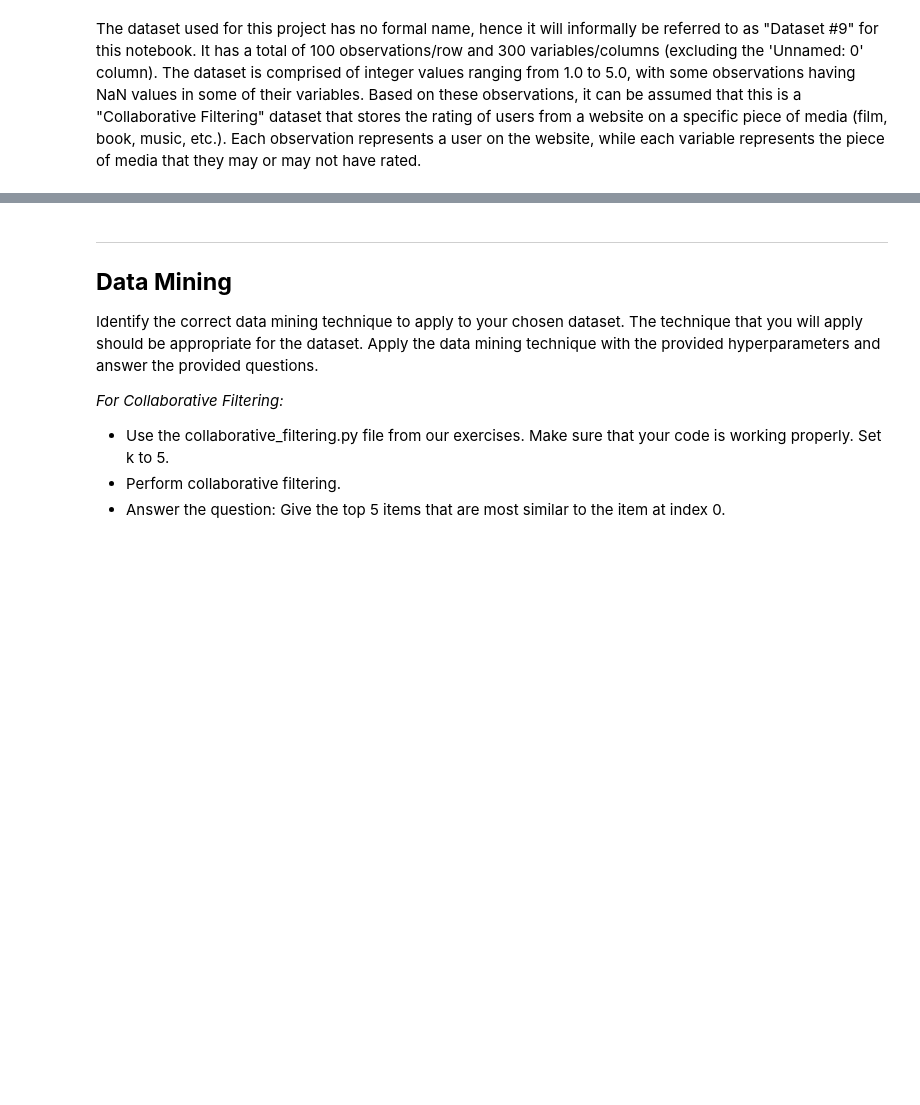
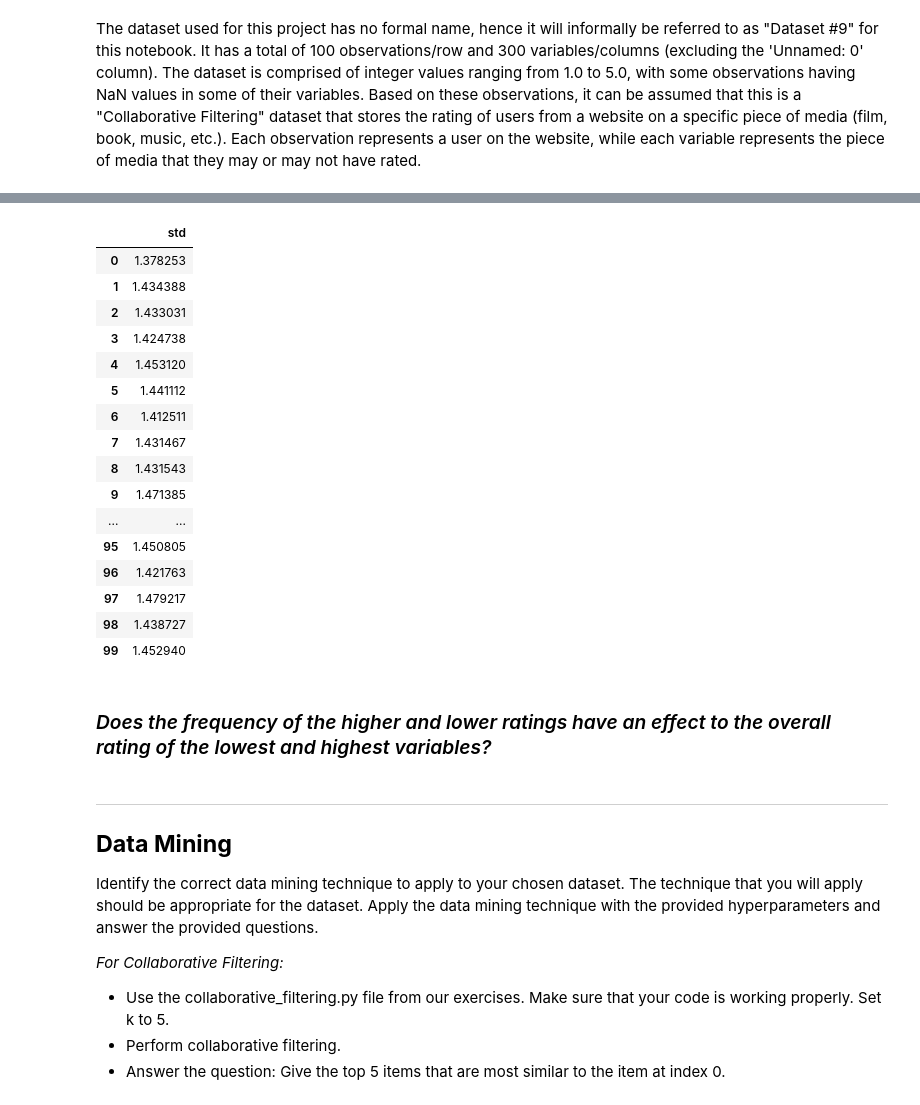
Before and after one commit to zobhhz/CSMODEL, a Jupyter notebook: CSMODEL-Project-2-S14-Group#22.ipynb, the cells around one changed output, grey strips where cells are left out. Drawn from its saved outputs; the diff is of its cells as text; code cells hidden in the pictures; blank space fills up the shorter version.

```diff
--- a/CSMODEL-Project-2-S14-Group#22.ipynb
+++ b/CSMODEL-Project-2-S14-Group#22.ipynb
@@ -119,3 +168,27 @@ In this section, the dataset will be further explored through these two question
+# %%
+# Measures of Dispersion
+df_mod = df_clean.agg(['std'], axis='columns')
+df_mod
+# %% [output]
+|  | std |
+| 0 | 1.378253 |
+| 1 | 1.434388 |
+| 2 | 1.433031 |
+| 3 | 1.424738 |
+| 4 | 1.453120 |
+| 5 | 1.441112 |
+| 6 | 1.412511 |
+| 7 | 1.431467 |
+| 8 | 1.431543 |
+| 9 | 1.471385 |
+| ... | ... |
+| 95 | 1.450805 |
+| 96 | 1.421763 |
+| 97 | 1.479217 |
+| 98 | 1.438727 |
+| 99 | 1.452940 |
+# %% [markdown]
+### _Does the frequency of the higher and lower ratings have an effect to the overall rating of the lowest and highest variables?_
 # %% [markdown]
 ---
 
```
Also changed, not shown: parts of 7 cells of this notebook.
